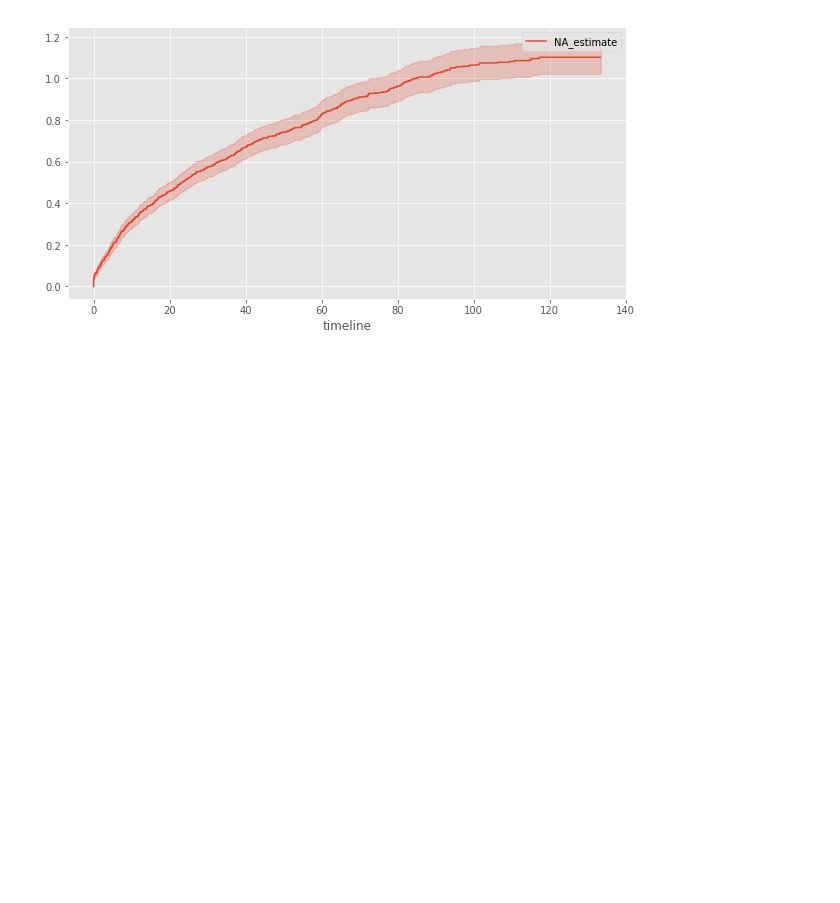
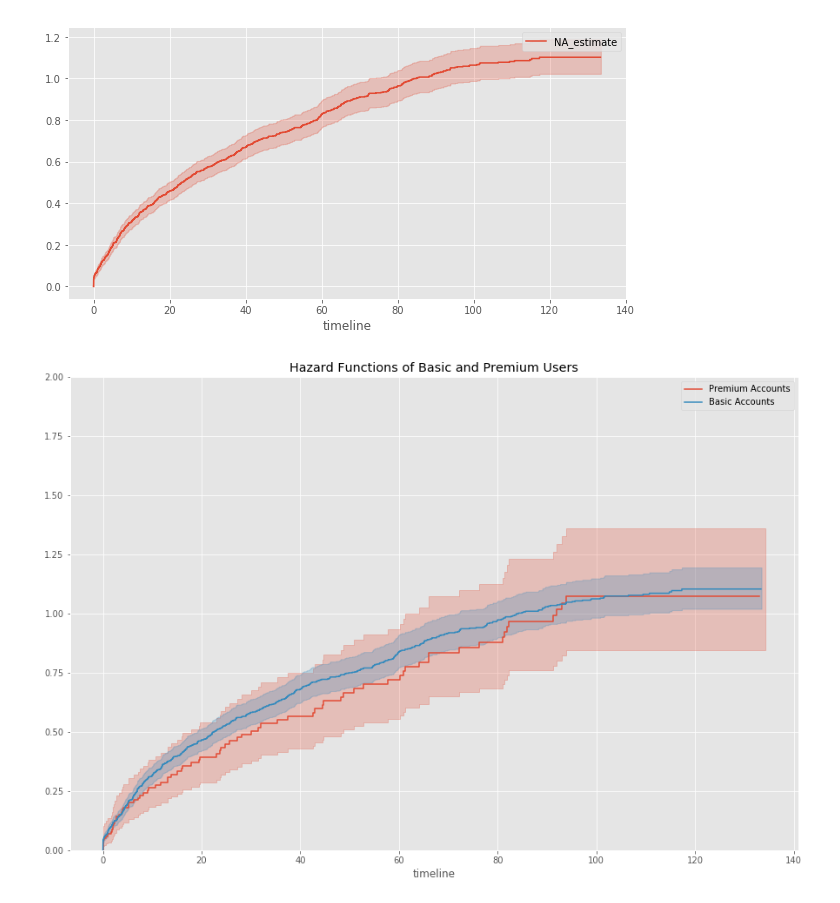
Before and after one commit to Bmcgarry194/ChessStyle, a Jupyter notebook: src/Lifelines_with_chess.ipynb, the cells around one changed output. Saved outputs shown, nothing was run; the diff lists cells and outputs as text; code cells hidden in the pictures; blank space fills up the shorter version.

```diff
--- a/src/Lifelines_with_chess.ipynb
+++ b/src/Lifelines_with_chess.ipynb
@@ -173,3 +179,15 @@ naf.plot(figsize=(10, 5))
 # %% [output]
 <matplotlib.axes._subplots.AxesSubplot at 0x...>
 [figure]
+# %%
+fig, ax = plt.subplots(figsize=(15, 10))
+
+naf.fit(T[premium], event_observed=E[premium], label="Premium Accounts")
+naf.plot(ax=ax)
+naf.fit(T[basic], event_observed=E[basic], label="Basic Accounts")
+naf.plot(ax=ax)
+
+plt.ylim(0, 2);
+plt.title("Hazard Functions of Basic and Premium Users");
+# %% [output]
+[figure, added]
```
Also changed, not shown: parts of 6 cells of this notebook.
